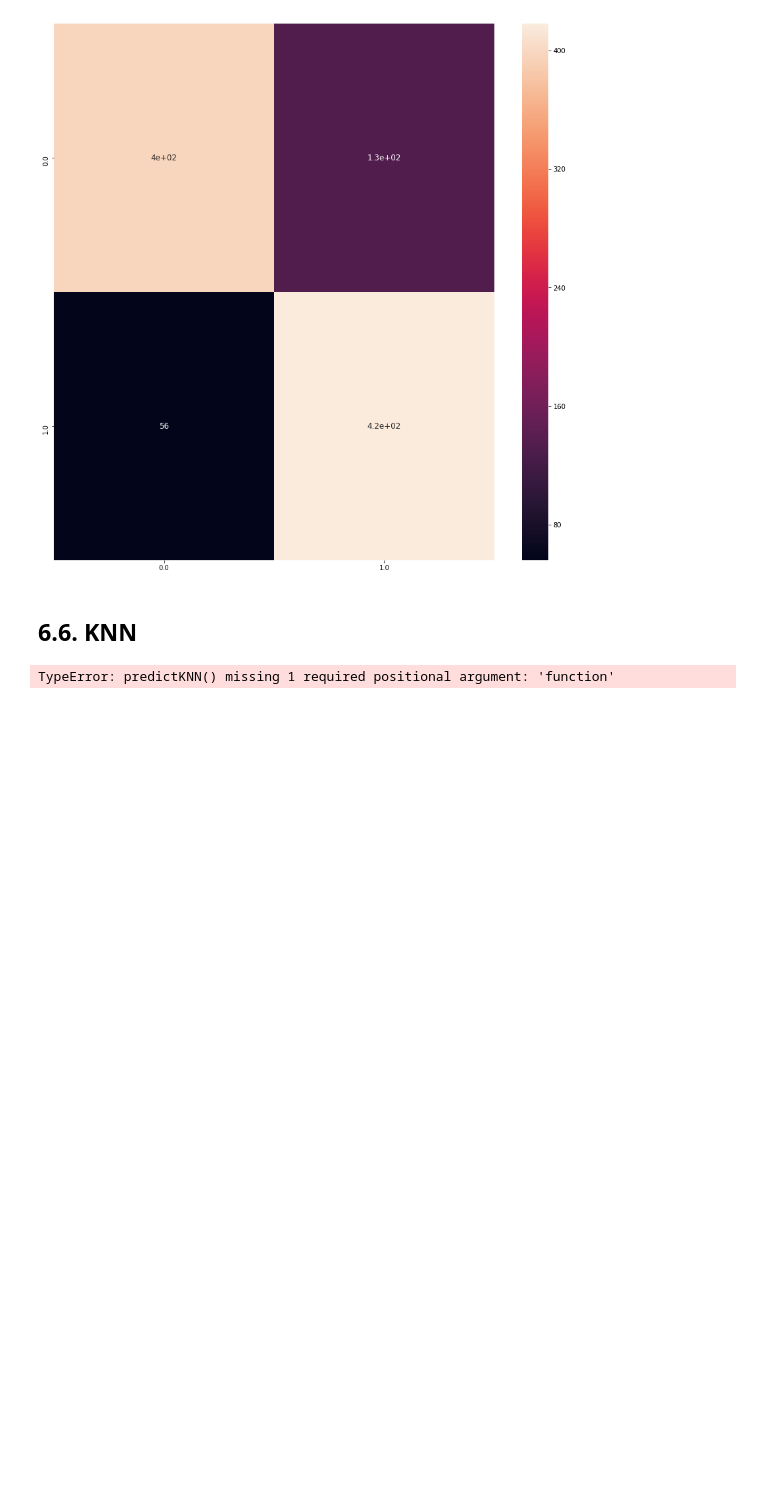
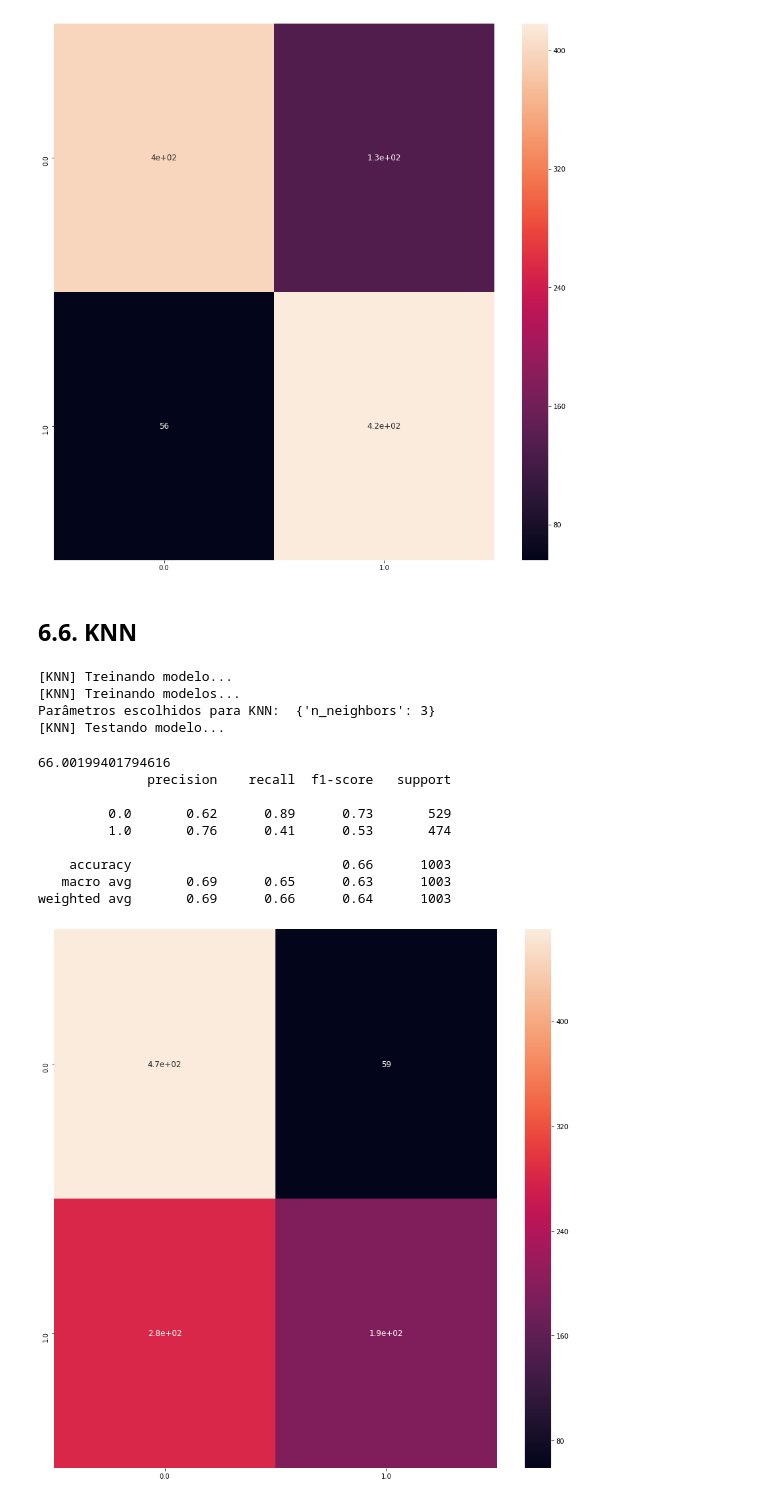
Before and after one commit to EdvarFilho/TrabalhoAprendizagemDeMaquina, a Jupyter notebook: Analisador de Fake News.ipynb, the cells around one changed output. Cells and saved outputs as stored; diff of their text form; code cells hidden in the pictures; blank space fills up the shorter version.

```diff
--- a/Analisador de Fake News.ipynb
+++ b/Analisador de Fake News.ipynb
@@ -540,28 +540,42 @@ plt.savefig('RF.png')
 [figure]
 # %% [markdown]
 ## 6.6. KNN
+# %%
+# list_accs = []
+# classification = []
+# x_train_knn, x_validation_knn, y_train_knn, y_validation_knn = train_test_split(x_train, y_train, test_size = 0.25)
+# print(len(x_train))
+# print(len(x_train_knn))
+# print(len(x_validation_knn))
+
+# for k in lista_k:
+y_predKNN = predictKNN(x_train, y_train, x_test, distance_euclidian)
+# %% [output]
+[KNN] Treinando modelo...
+[KNN] Treinando modelos...
+Parâmetros escolhidos para KNN:  {'n_neighbors': 3}
+[KNN] Testando modelo...
 # %%
-# list_accs = []
-# classification = []
-# x_train_knn, x_validation_knn, y_train_knn, y_validation_knn = train_test_split(x_train, y_train, test_size = 0.25)
-# print(len(x_train))
-# print(len(x_train_knn))
-# print(len(x_validation_knn))
-
-# for k in lista_k:
-y_predKNN = predictKNN(x_train, y_train, x_test, distance_euclidian)
-
-print(acc(y_test, y_pred))
+print(acc(y_test, y_predKNN))
 
 # list_accs.append(acc(y_validation_knn, y_predKNN))
 print(classification_report(y_test, y_predKNN))
-classification.append(classification_report(y_test, y_predKNN))
+classification_report(y_test, y_predKNN)
 
 cm = confusion_matrix(y_test, y_predKNN)
 cm_df = pd.DataFrame(cm, index = np.unique(y_test), columns = np.unique(y_test))
 
 plt.figure(figsize=(15,15))
 sb.heatmap(cm_df, annot=True, annot_kws={"size": 12})
 plt.savefig('KNN.png')
 # %% [output]
-TypeError: predictKNN() missing 1 required positional argument: 'function'
+66.00199401794616
+              precision    recall  f1-score   support
+
+         0.0       0.62      0.89      0.73       529
+         1.0       0.76      0.41      0.53       474
+
+    accuracy                           0.66      1003
+   macro avg       0.69      0.65      0.63      1003
+weighted avg       0.69      0.66      0.64      1003
+[figure, added]
```
Also changed, not shown: parts of 4 cells of this notebook, 1 other file.
